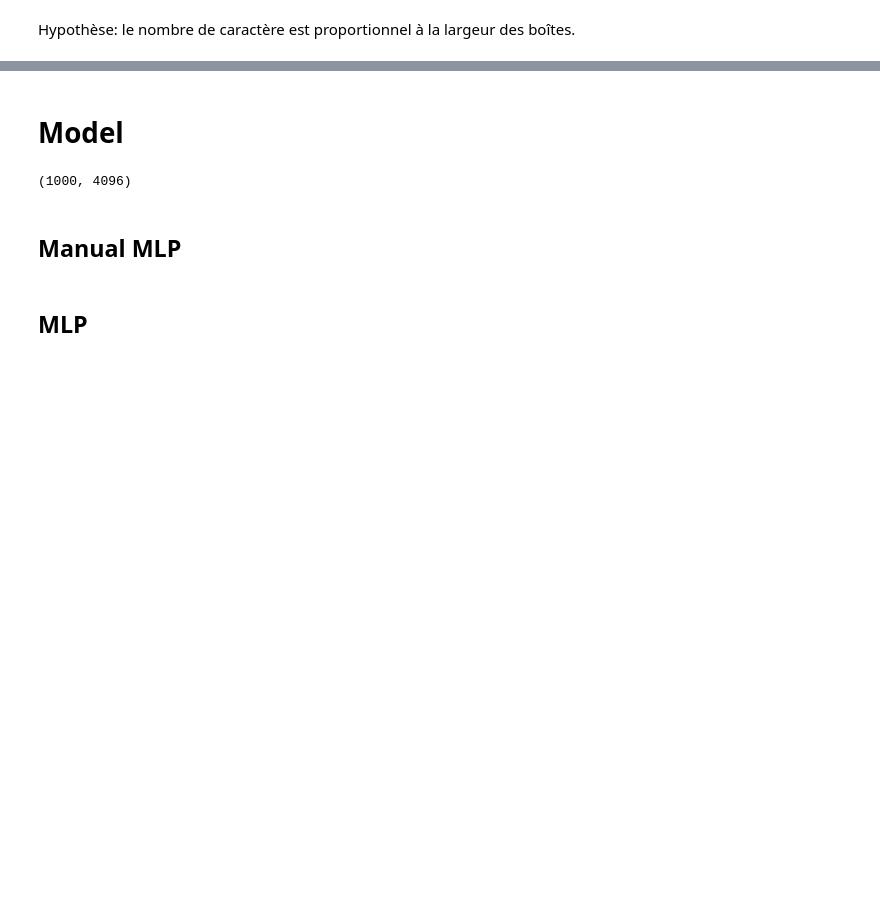
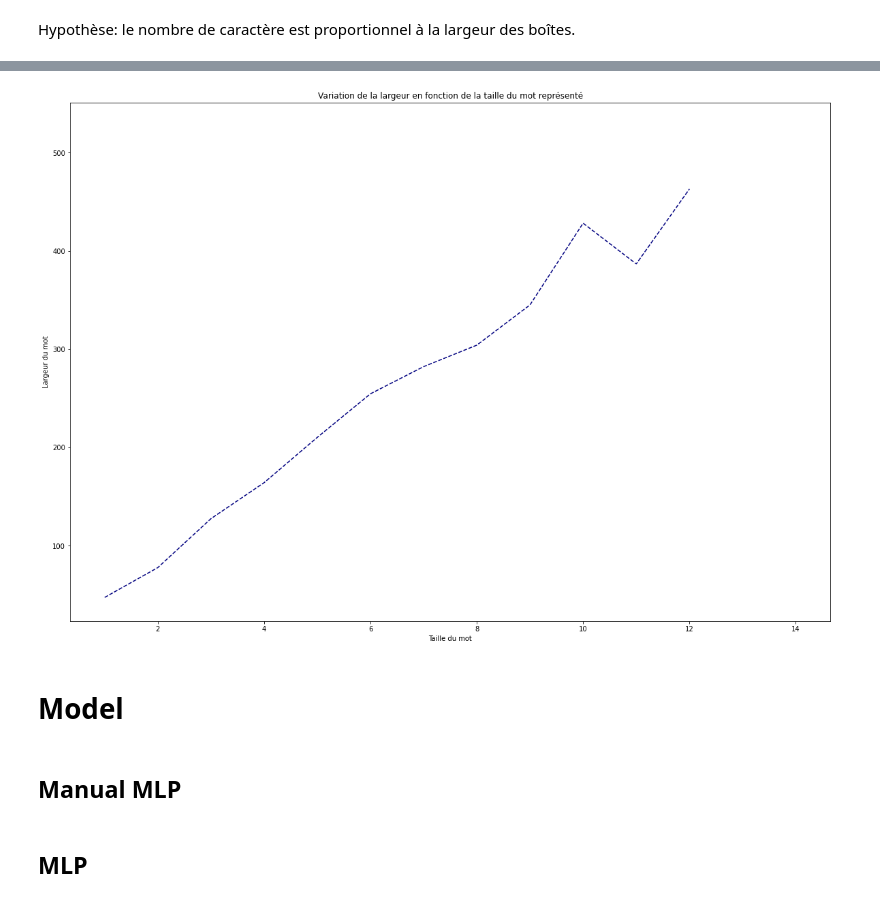
Before and after one commit to sfc-gh-zblackwood/OCRPyMan, a Jupyter notebook: notebooks/letter_detection.ipynb, the cells around one changed output, grey strips where cells are left out. Saved outputs shown, nothing was run; the diff lists cells and outputs as text; code cells hidden in the pictures; blank space fills up the shorter version.

```diff
--- a/notebooks/letter_detection.ipynb
+++ b/notebooks/letter_detection.ipynb
@@ -151,2 +90,6 @@ for l in range(1, biggest_word_size):
+# %%
+ld_util.plot_avg_width_per_string_length(df)
+# %% [output]
+[figure, added]
 # %% [markdown]
 # Model
@@ -190,7 +96,3 @@ else:
-# %%
-data.shape
-# %% [output]
-(1000, 4096)
 # %%
 from sklearn.model_selection import train_test_split
 
```
Also changed, not shown: parts of 40 cells of this notebook, 3 other files.
